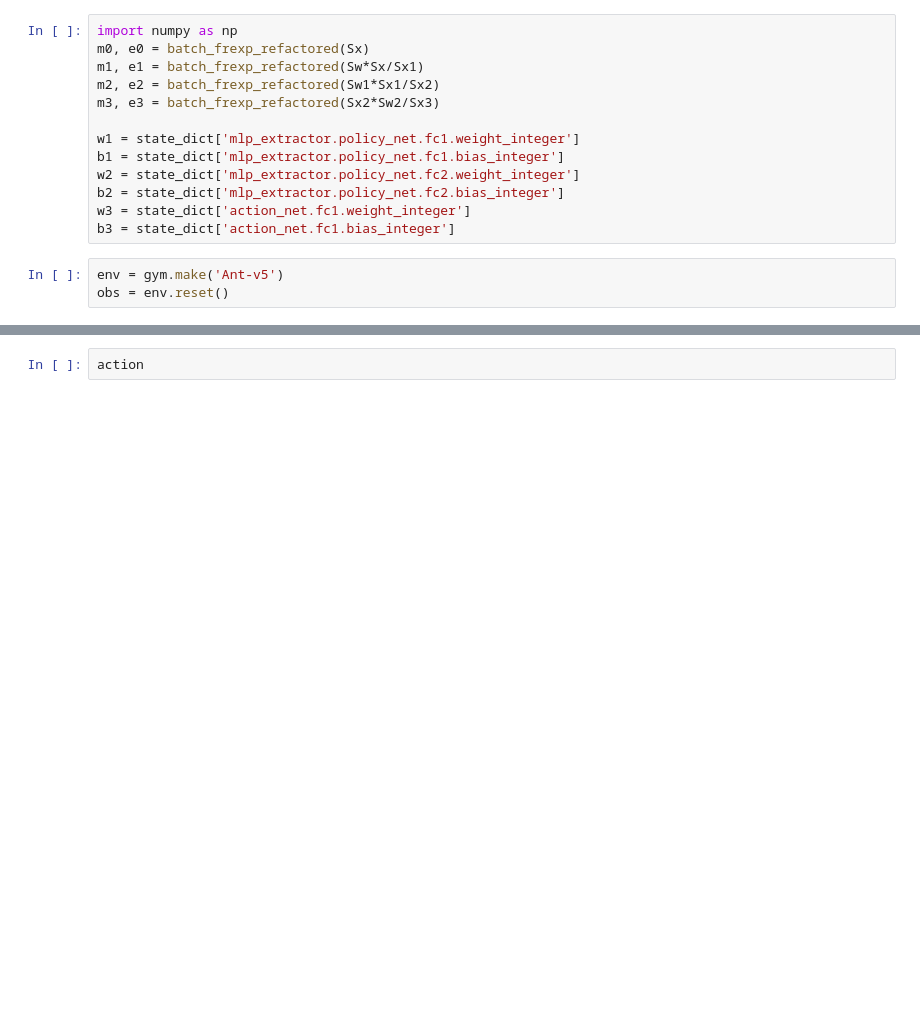
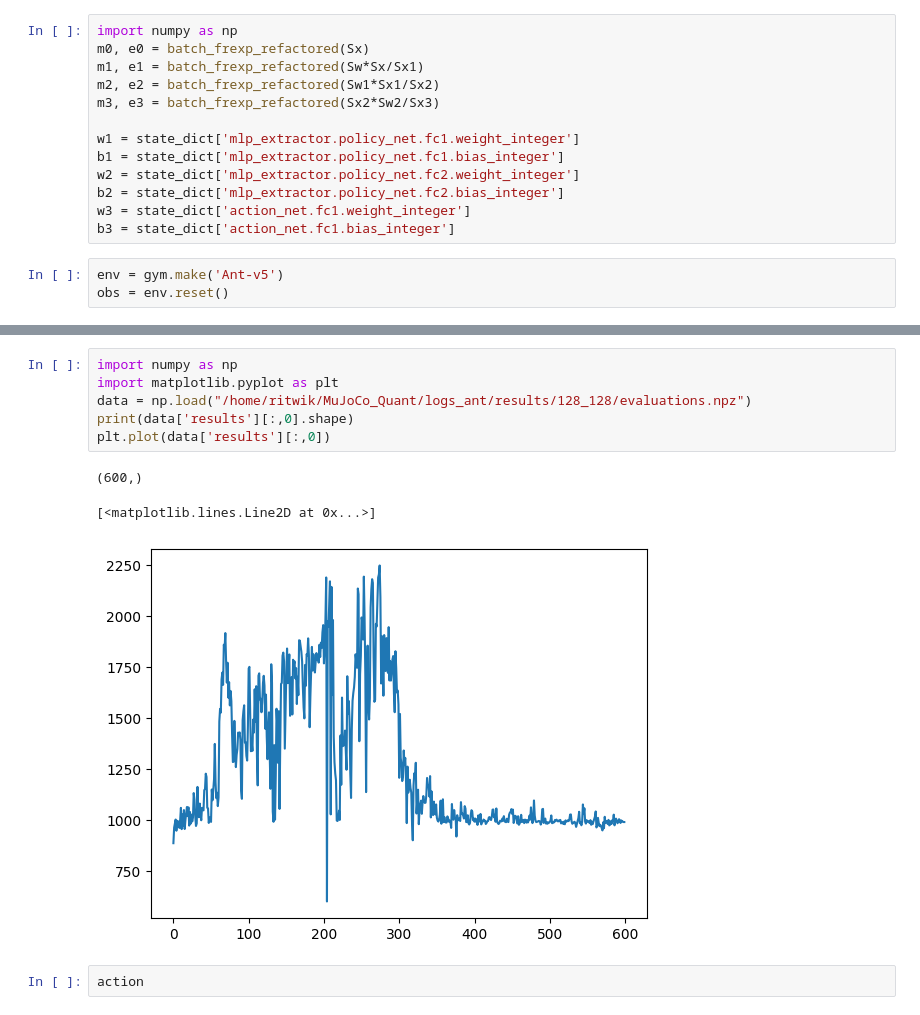
Before and after one commit to ritkat/MuJoCo_Quant, a Jupyter notebook: Ant_inference.ipynb, the cells around one changed output, grey strips where cells are left out. Saved outputs shown, nothing was run; the diff lists cells and outputs as text; blank space fills up the shorter version.

```diff
--- a/Ant_inference.ipynb
+++ b/Ant_inference.ipynb
@@ -243,3 +220,13 @@ print(total_reward)
+# %%
+import numpy as np
+import matplotlib.pyplot as plt
+data = np.load("/home/ritwik/MuJoCo_Quant/logs_ant/results/128_128/evaluations.npz")
+print(data['results'][:,0].shape)
+plt.plot(data['results'][:,0])
+# %% [output]
+(600,)
+[<matplotlib.lines.Line2D at 0x...>]
+[figure, added]
 # %%
 action
 # %% [output]
```
Also changed, not shown: parts of 17 cells of this notebook, 26 other files.
